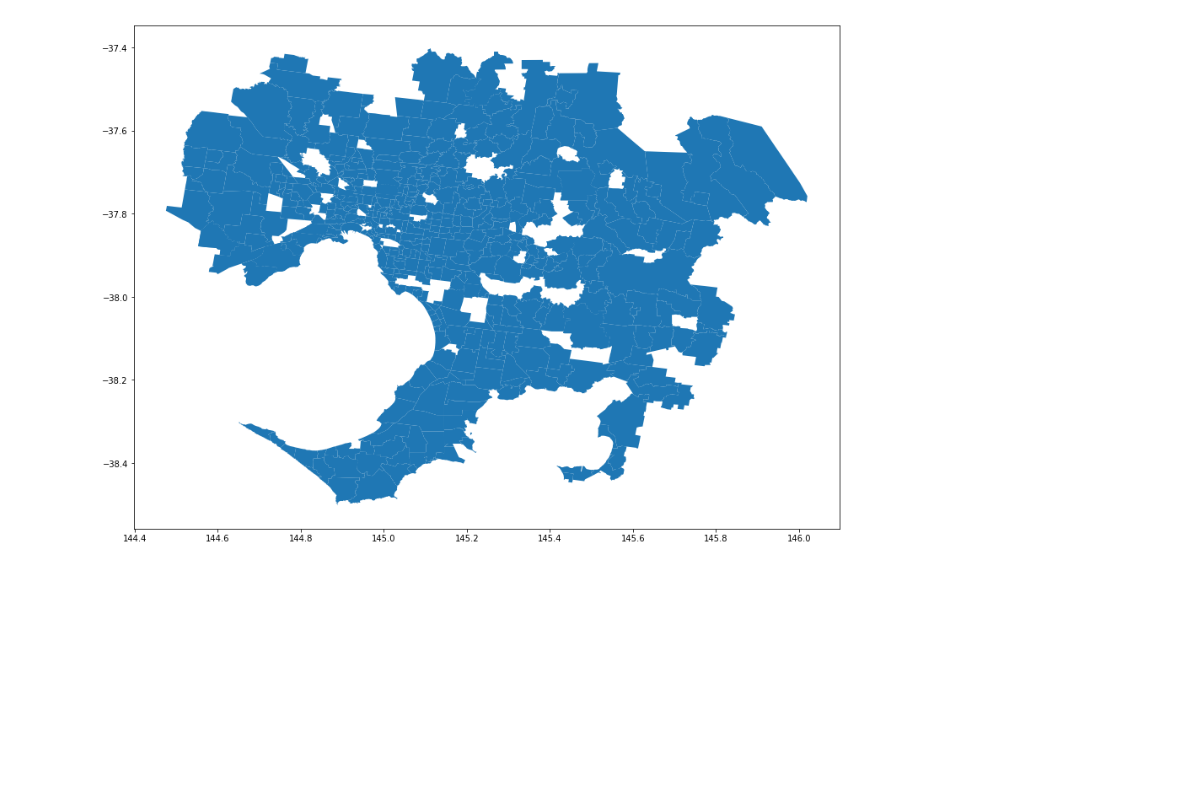
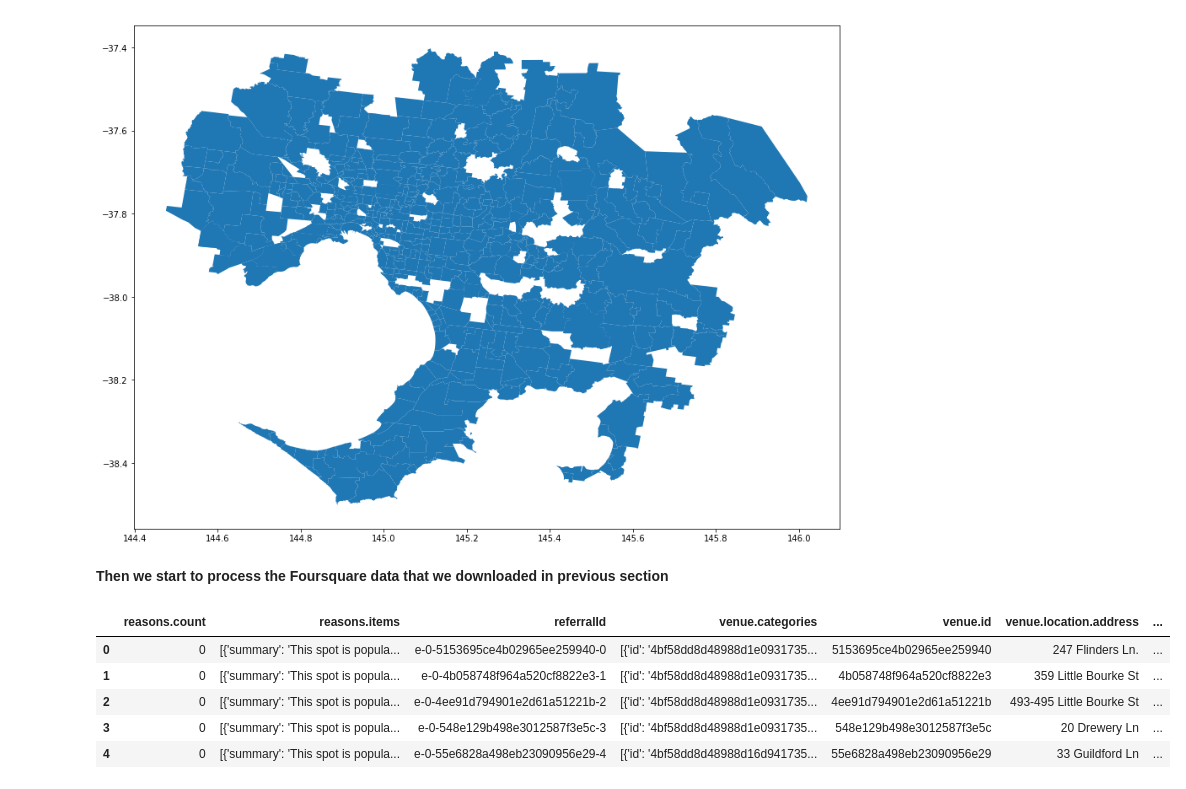
Before and after one commit to robin0821/Coursera_Capstone, a Jupyter notebook: Coursera_Capstone_Assignment_WK5.ipynb, the cells around one changed output. Cells and saved outputs as stored; diff of their text form; code cells hidden in the pictures; blank space fills up the shorter version.

```diff
--- a/Coursera_Capstone_Assignment_WK5.ipynb
+++ b/Coursera_Capstone_Assignment_WK5.ipynb
@@ -31,9 +33,10 @@ params = dict(
   client_id=API_KEY['Client_ID'],
   client_secret=API_KEY['Client_Secret'],
   v=API_KEY['Version'],
-  ll='40.7243,-74.0018',
-  query='coffee',
-  limit=1
+  ll='-37.8183,144.9671',
+  query=query[0],
+  radius=20000,
+  limit=5000
 )
 # %%
 resp = requests.get(url=url_explore, params=params)
@@ -41,3 +68,17 @@ data = json.loads(resp.text)
+# %%
+params = dict(
+  client_id=API_KEY['Client_ID'],
+  client_secret=API_KEY['Client_Secret'],
+  v=API_KEY['Version'],
+  ll='-37.8183,144.9671',
+  query=query[1],
+  radius=20000,
+  limit=5000
+)
+resp = requests.get(url=url_explore, params=params)
+data = json.loads(resp.text)
+with open('food.json', 'w') as outfile:
+    json.dump(data, outfile)
 # %%
 data
 # %% [output]
@@ -229,3 +286,5 @@ melbourne.plot(figsize=(15,15))
 # %% [output]
 <matplotlib.axes._subplots.AxesSubplot at 0x...>
 [figure]
+# %% [markdown]
+<b>Then we start to process the Foursquare data that we downloaded in previous section</b>
@@ -231,0 +293,16 @@ melbourne.plot(figsize=(15,15))
+# %%
+# Load the coffee data from previous json dump from Foursquare
+
+with open('coffee.json') as json_data:
+    c = json.load(json_data)
+# %%
+coffee = json_normalize(c['response']['groups'][0]['items'])
+# %%
+coffee.head()
+# %% [output]
+|  | reasons.count | reasons.items | referralId | venue.categories | venue.id | venue.location.address | ... |
+| 0 | 0 | [{'summary': 'This spot is popula... | e-0-5153695ce4b02965ee259940-0 | [{'id': '4bf58dd8d48988d1e0931735... | 5153695ce4b02965ee259940 | 247 Flinders Ln. | ... |
+| 1 | 0 | [{'summary': 'This spot is popula... | e-0-4b058748f964a520cf8822e3-1 | [{'id': '4bf58dd8d48988d1e0931735... | 4b058748f964a520cf8822e3 | 359 Little Bourke St | ... |
+| 2 | 0 | [{'summary': 'This spot is popula... | e-0-4ee91d794901e2d61a51221b-2 | [{'id': '4bf58dd8d48988d1e0931735... | 4ee91d794901e2d61a51221b | 493-495 Little Bourke St | ... |
+| 3 | 0 | [{'summary': 'This spot is popula... | e-0-548e129b498e3012587f3e5c-3 | [{'id': '4bf58dd8d48988d1e0931735... | 548e129b498e3012587f3e5c | 20 Drewery Ln | ... |
+| 4 | 0 | [{'summary': 'This spot is popula... | e-0-55e6828a498eb23090956e29-4 | [{'id': '4bf58dd8d48988d16d941735... | 55e6828a498eb23090956e29 | 33 Guildford Ln | ... |
```
Also changed, not shown: parts of 15 cells of this notebook.
